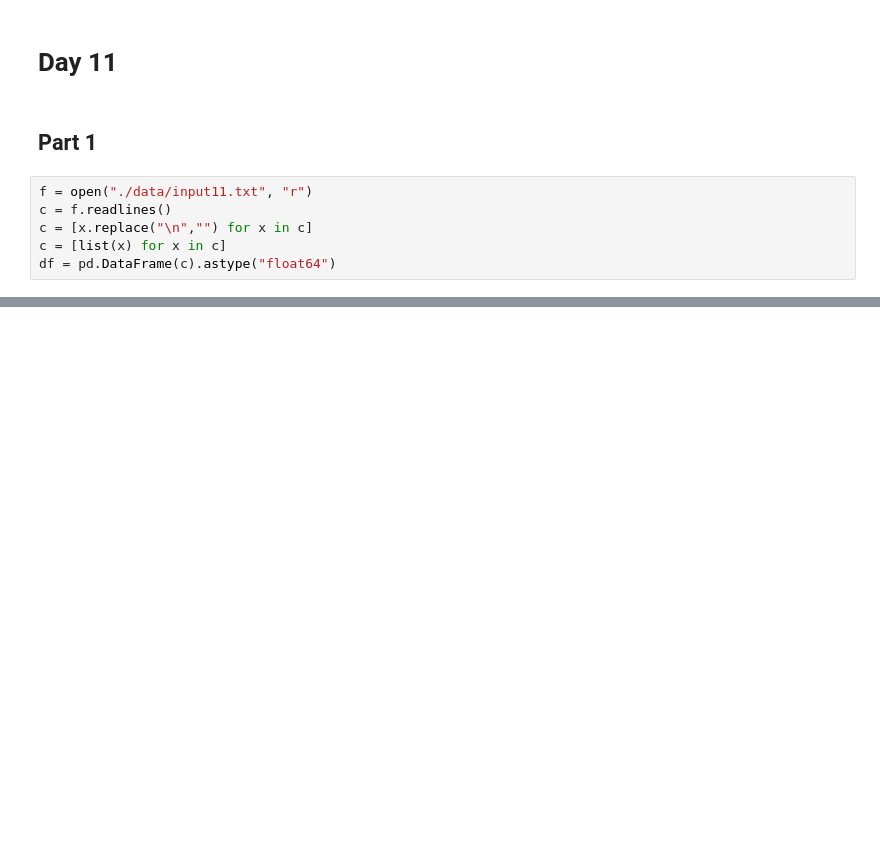
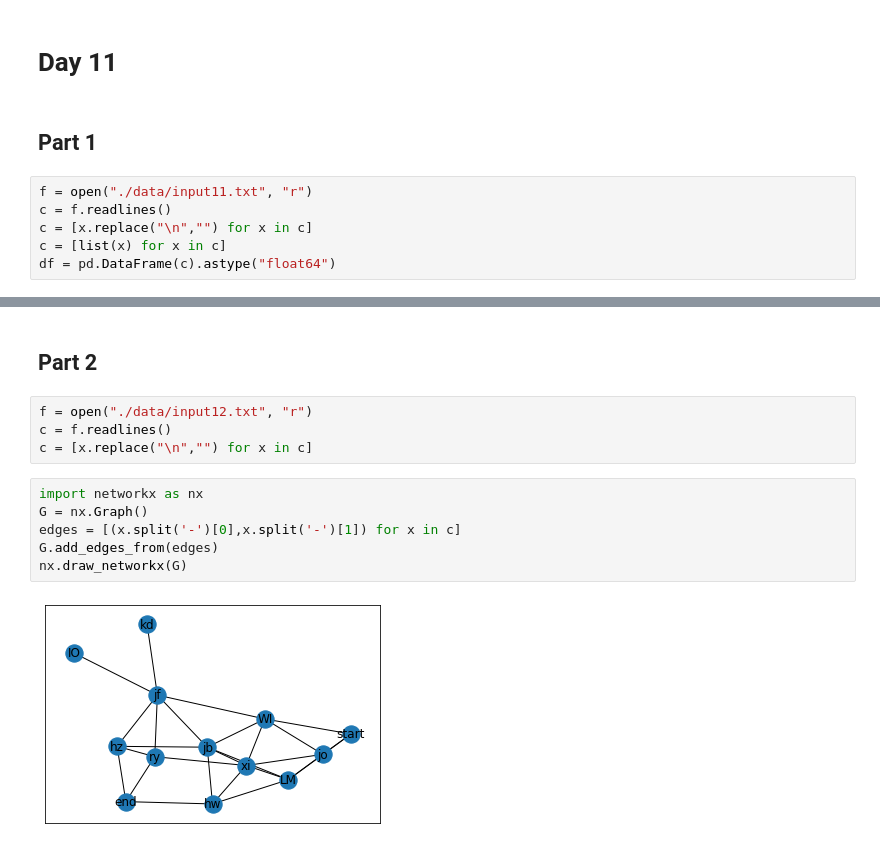
Before and after one commit to karolzak/adventofcode, a Jupyter notebook: 2021/melmatlis/advent_day8.ipynb, the cells around one changed output, grey strips where cells are left out. Drawn from its saved outputs; the diff is of its cells as text; blank space fills up the shorter version.

```diff
--- a/2021/melmatlis/advent_day8.ipynb
+++ b/2021/melmatlis/advent_day8.ipynb
@@ -356,0 +422,14 @@ array([[[[7, 3, 1],
+# %% [markdown]
+## Part 2
+# %%
+f = open("./data/input12.txt", "r")
+c = f.readlines()
+c = [x.replace("\n","") for x in c]
+# %%
+import networkx as nx
+G = nx.Graph()
+edges = [(x.split('-')[0],x.split('-')[1]) for x in c]
+G.add_edges_from(edges)
+nx.draw_networkx(G)
+# %% [output]
+[figure, added]
```
Also changed, not shown: parts of 68 cells of this notebook, 7 other files.
